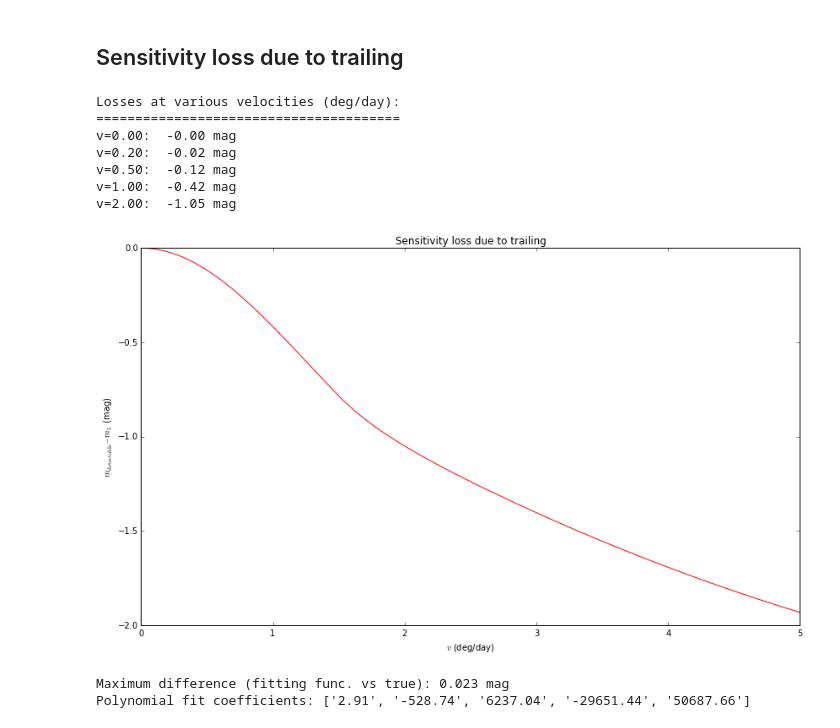
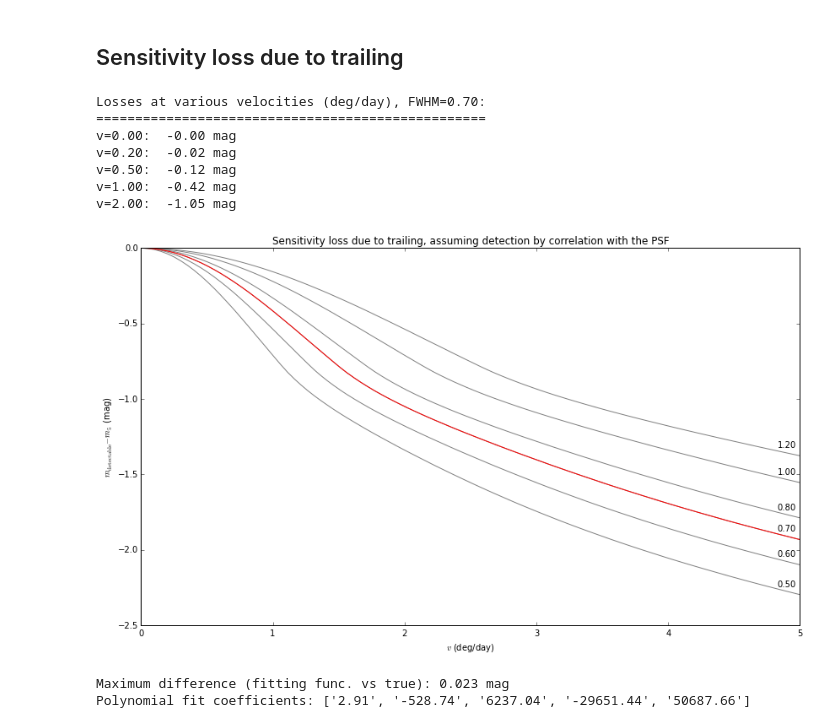
Before and after one commit to mjuric/incubator, a Jupyter notebook: solar-system-trails/trailing-losses.ipynb, the cells around one changed output. Cells and saved outputs as stored; diff of their text form; code cells hidden in the pictures.

Commit message:
solar-system-trails: work in progress on trailing losses.

```diff
--- a/solar-system-trails/trailing-losses.ipynb
+++ b/solar-system-trails/trailing-losses.ipynb
@@ -143,7 +143,7 @@ The integral should equal approximately 1:  0.999954229536
 ## Test correctness against numerical computation
 # %%
 x0 = 0              # position of the start of the trail
-v = 1.5/24.          # velocity, in arcsec/sec (note: to convert deg/day -> "/sec just divide by 24)
+v = 2./24.          # velocity, in arcsec/sec (note: to convert deg/day -> "/sec just divide by 24)
 T = 15              # exposure time of one *snap*
 Tpause = 2          # time between snaps
 FWHM = .7           # FWHM of the PSF (multiply by sqrt(2) to get likelihood image equivalent)
@@ -153,7 +153,7 @@ detect = True       # set to True if generating likelihood image
 dx = 0.02           # Binning pixel scale (x direction)
 dy = 0.02           # Binning pixel scale (y direction)
 
-N = 1*1000*1000     # Number of counts (in a visit)
+N = 100*1000*1000    # Number of counts (in a visit)
 
 ## Computed constants
 
@@ -213,6 +213,8 @@ l2 = ax2.plot(bins, xt, label="Analytic")
 #
 # Overplot comparison with stationary object centered at mid-exposure
 #
+ax2.axvline(x=x0, color='gray')
+ax2.axvline(x=x0 + v*(2*T + Tpause), color='gray')
 xc = x0 + v*(T + Tpause/2.)
 l3 = ax2.plot(bins, psf1d(bins - xc, sigmaA), color='red', label="Static")
 ax2.set_xlim(bins.min(), bins.max())
@@ -240,41 +242,49 @@ def delta_mag(sigma, x0, v, T, Tpause, detect):
         # Trail flux along y=0 line (well sampled)
         x = np.linspace(x0, x0 + v*(2*T+Tpause), 200)
         xt = visit_trail(x, 0, sigmaA, x0, v, T, Tpause)
         return xt.max()
 
     if np.isscalar(v):
         res = peak_trailed_flux(v)
     else:
         res = np.asarray([peak_trailed_flux(v) for v in np.asarray(v)])
 
     psfPeak = norm(loc=0, scale=sigmaA).pdf(0) ** 2.    # Static source peak flux
     return -2.5 * np.log10( psfPeak / res )
+    #return psfPeak / res
+
+plt.figure(figsize=(14, 8))
 
 # sensitivity loss curve
 varr = np.linspace(0.001,5,100)/24
-dmag = delta_mag(sigma, x0, varr, T, Tpause, detect)
+#Tpause = 2
+for FWHM in [ .5, .6, .8, 1, 1.2,    .7 ]:
+    dmag = delta_mag(FWHM / (2. * np.sqrt(2. * np.log(2))), x0, varr, T, Tpause, detect=True)
+    plt.plot(varr*24, dmag, c='grey')
+    plt.annotate("%.2f" % FWHM, (varr[-1]*24, dmag[-1]),
+                 horizontalalignment='right', verticalalignment='bottom',
+                 xytext=(-5, 8), textcoords='offset points',)
 
 # plot
-plt.figure(figsize=(14, 8))
 plt.plot(varr*24, dmag, c='red')
 plt.xlabel("$v$ (deg/day)")
 plt.ylabel(r"$m_{\rm detectable} - m_5$ (mag)")
-plt.title("Sensitivity loss due to trailing")
+plt.title("Sensitivity loss due to trailing, assuming detection by correlation with the PSF")
 
 # print a few results
-print "\nLosses at various velocities (deg/day):"
-print "======================================="
+print "\nLosses at various velocities (deg/day), FWHM=%.2f:" % FWHM
+print "=================================================="
 for v in [0.001, 0.2, 0.5, 1, 2]:
     print "v=%.2f:  %.2f mag" % (v, np.interp(v, varr*24, dmag))
 # %% [output]
-Losses at various velocities (deg/day):
-=======================================
+Losses at various velocities (deg/day), FWHM=0.70:
+==================================================
 v=0.00:  -0.00 mag
 v=0.20:  -0.02 mag
 v=0.50:  -0.12 mag
 v=1.00:  -0.42 mag
 v=2.00:  -1.05 mag
-[figure, old version]
+[figure, new version]
 # %%
 # derive a fitting formula
 from scipy.optimize import curve_fit
```
Also changed, not shown: parts of 5 cells of this notebook.
